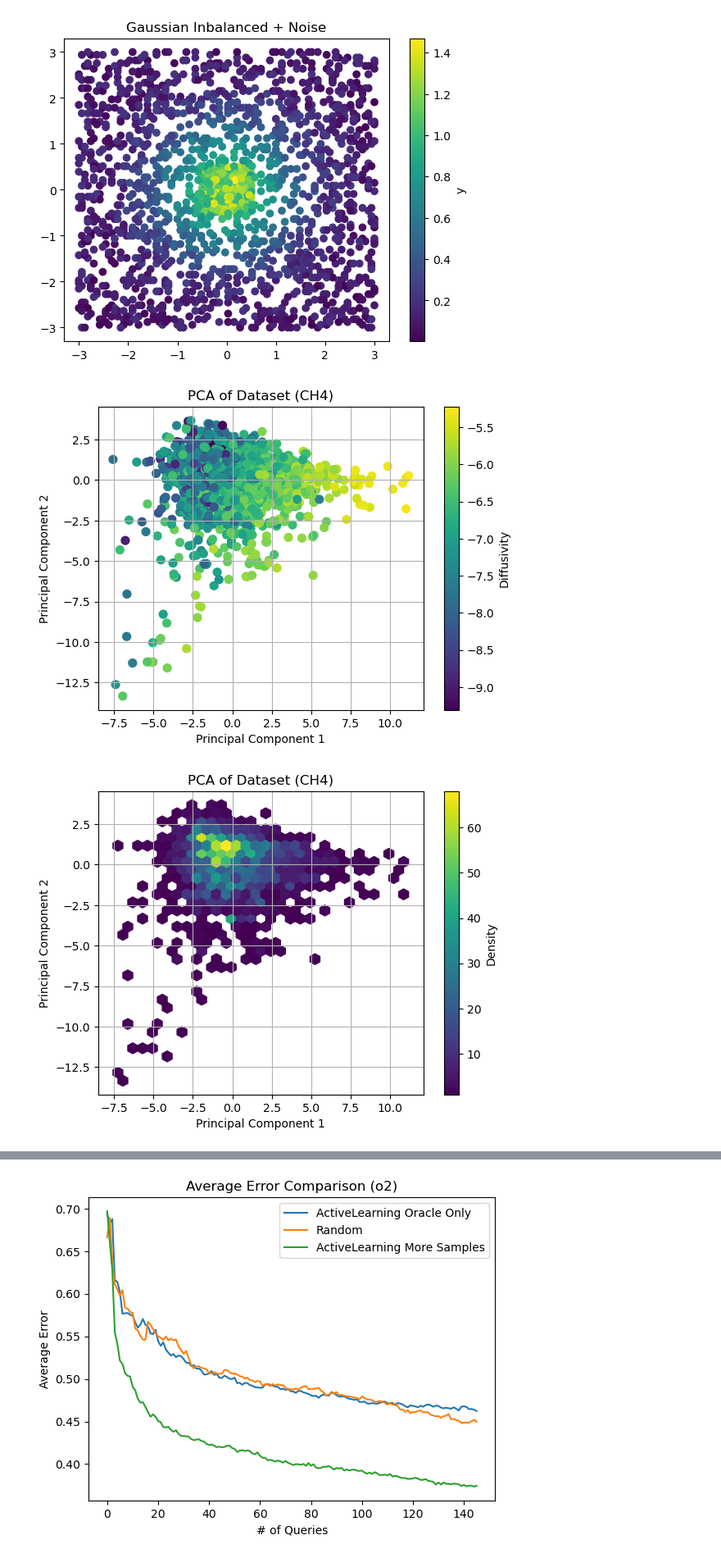
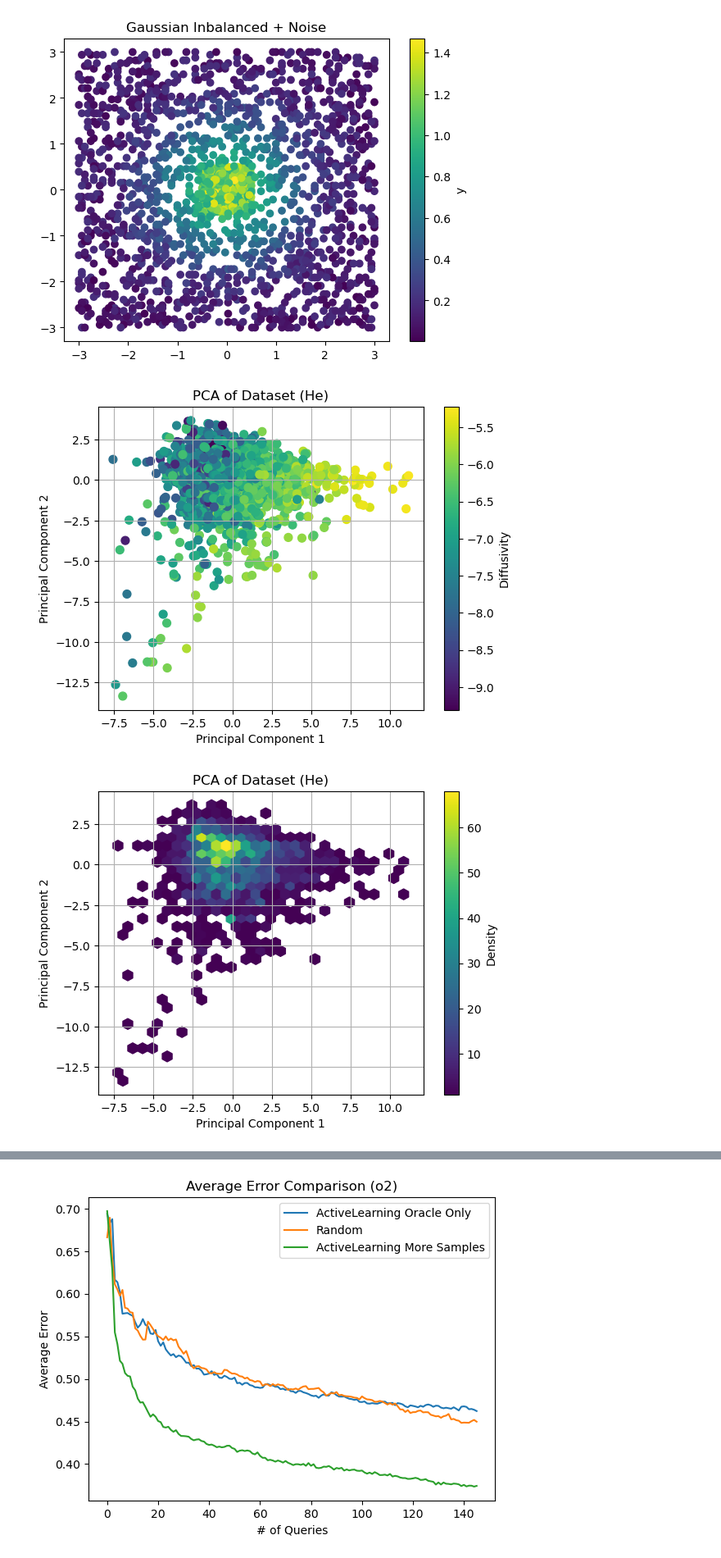
Before and after one commit to PMaratos/2023_Inverse_ZIF_paper, a Jupyter notebook: Active_Learning/Active_Learning_Baseline3.ipynb, the cells around one changed output, grey strips where cells are left out. Shown at 82% size. Cells and saved outputs as stored; diff of their text form; code cells hidden in the pictures.

```diff
--- a/Active_Learning/Active_Learning_Baseline3.ipynb
+++ b/Active_Learning/Active_Learning_Baseline3.ipynb
@@ -436,7 +448,9 @@ targetNames = ['y']
 #np_data, featureNames, targetNames = data_preparation("../train_data/MOFsMMM/Methane.csv",research_data = "ch4")
 #np_data, featureNames, targetNames = data_preparation("../train_data/properties.csv",research_data = "methane")
 #np_data, featureNames, targetNames = data_preparation("../train_data/MOFdata.csv",research_data = "o2")
-np_data, featureNames, targetNames = data_preparation("../train_data/MOFsMMM/Hydrogen.csv",research_data = "h2")
+#np_data, featureNames, targetNames = data_preparation("../train_data/MOFsMMM/Hydrogen.csv",research_data = "h2")
+#np_data, featureNames, targetNames = data_preparation("../train_data/MOFsMMM/Helium.csv",research_data = "he")
+#np_data, featureNames, targetNames = data_preparation("../train_data/alpha_ads_data_and_CO2_WC_data.csv",research_data = "co2/n2")
 # Instantiate the XGB regressor model
 XGBR = XGBRegressor(n_estimators=500, max_depth=5, eta=0.07, subsample=0.75, colsample_bytree=0.7, reg_lambda=0.4, reg_alpha=0.13,
                         random_state=6410 ) #,device = "cuda"
@@ -1567,34 +1403,34 @@ plt.show()
 # %%
 
 x = np_data[featureNames].to_numpy()
 y = np_data[targetNames].to_numpy()
 
 scaler = StandardScaler()
 x_normalized = scaler.fit_transform(x)
 
 pca = PCA(n_components=2)
 X_pca = pca.fit_transform(x_normalized)
 
 fig = plt.figure()
 scatter = plt.scatter(X_pca[:, 0], X_pca[:, 1], c=y, cmap='viridis', s=50)
 plt.colorbar(scatter, label='Diffusivity')
-plt.title('PCA of Dataset (CH4)')
+plt.title('PCA of Dataset (He)')
 plt.xlabel('Principal Component 1')
 plt.ylabel('Principal Component 2')
 #plt.colorbar(scatter, label='Class Label')  # Add a color bar for class labels if available
 plt.grid(True)
 plt.show()
 
 
 fig = plt.figure()
 plt.hexbin(X_pca[:, 0], X_pca[:, 1], gridsize=30, cmap='viridis', mincnt=1)
 plt.colorbar(label='Density')
-plt.title('PCA of Dataset (CH4)')
+plt.title('PCA of Dataset (He)')
 plt.xlabel('Principal Component 1')
 plt.ylabel('Principal Component 2')
 #plt.colorbar(scatter, label='Class Label')  # Add a color bar for class labels if available
 plt.grid(True)
 plt.show()
 # %% [output]
-[figure, old version]
+[figure, new version]
-[figure, old version]
+[figure, new version]
```
Also changed, not shown: parts of 14 cells of this notebook.
